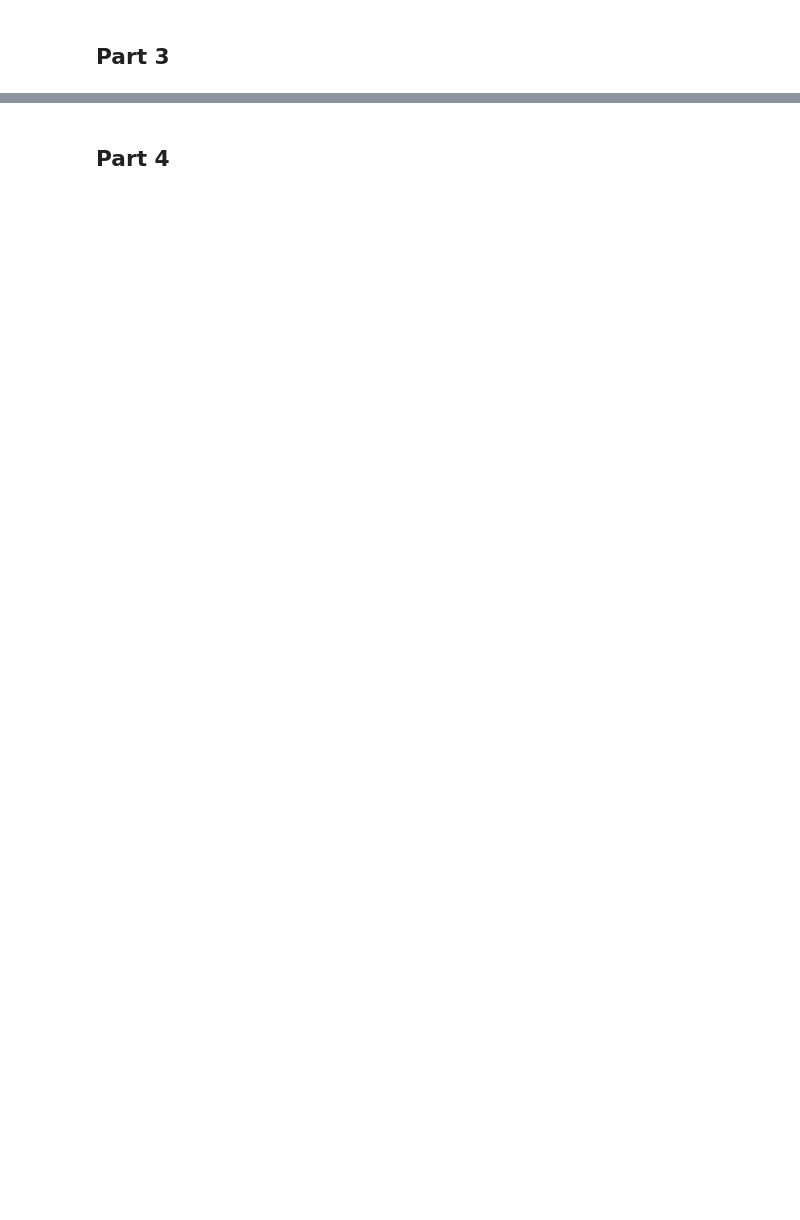
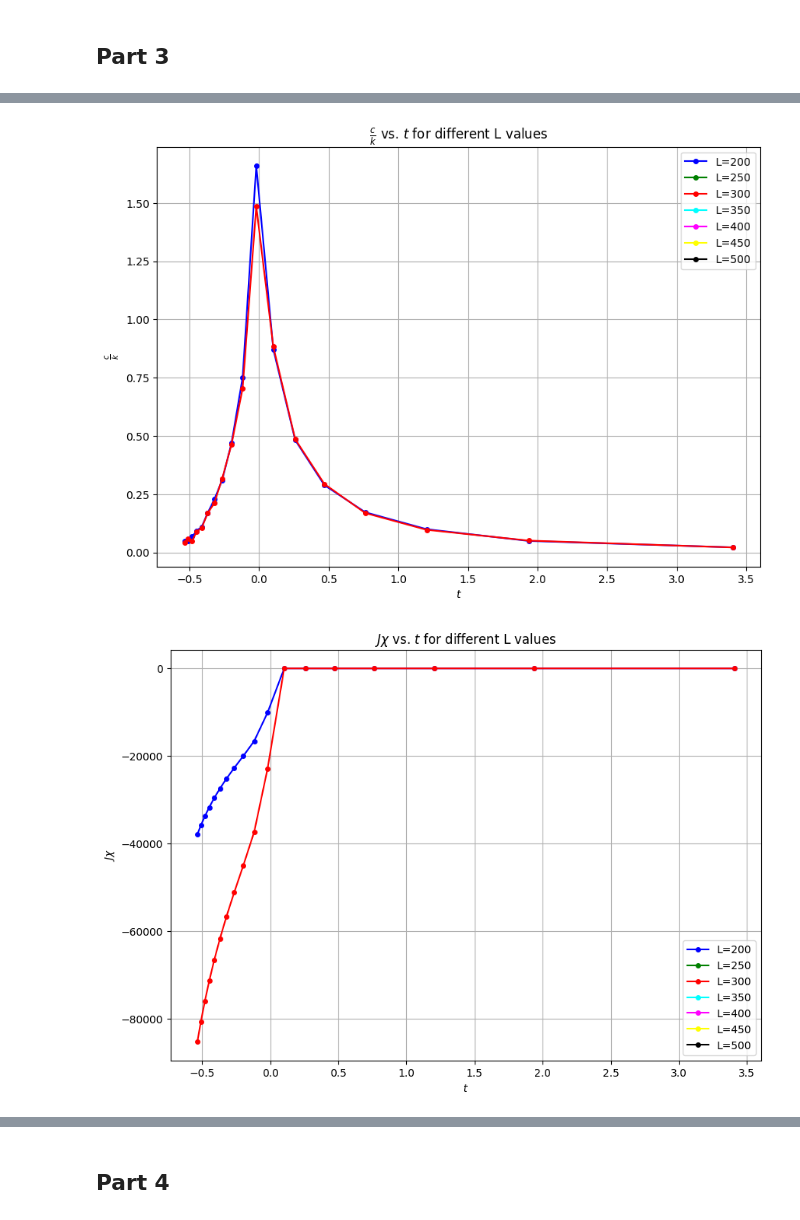
Before and after one commit to Ryan-TheInvoker/Computational-Physics, a Jupyter notebook: Assignment5_Analysis.ipynb, the cells around one changed output, grey strips where cells are left out. Cells and saved outputs as stored; diff of their text form; code cells hidden in the pictures; blank space fills up the shorter version.

```diff
--- a/Assignment5_Analysis.ipynb
+++ b/Assignment5_Analysis.ipynb
@@ -137,0 +88,78 @@ plt.show()
+# %%
+#TODO: divide jx and c/k by N?
+data_part3 = pd.read_csv("averages_part3.csv")
+
+# Display the first few rows of the data to understand its structure
+data_part3.head()
+
+data_part3['N'] = data_part3['L']**2
+
+# Calculate the system's specific heat c/k
+data_part3['c/k'] = data_part3['Beta']**2 * (data_part3['<E2>'] - data_part3['<E>']**2) / data_part3['N']
+
+# Calculate the magnetic susceptibility χ
+data_part3['χ'] = data_part3['Beta'] * (data_part3['<M2>'] - data_part3['<M>']**2) / data_part3['N']
+
+# Display the first few rows of the updated data
+data_part3.head()
+
+kTc = 2 / np.log(1 + np.sqrt(2))
+
+# Calculate t for the provided data
+data_part3['t'] = (1 / (data_part3['Beta'] * kTc)) - 1
+
+# Display the first few rows of the updated data
+data_part3.head()
+# Assuming J = 1, compute Jχ for the provided data
+data_part3['Jχ'] = data_part3['χ']
+
+# Define a function to plot c/k and Jχ as functions of t
+def plot_analysis(data):
+    # Define colors for different L values
+    colors = {
+        200: 'blue',
+        300: 'red',
+        500: 'black'
+    }
+
+    # Plot c/k vs. t for different L values
+    plt.figure(figsize=(10, 7))
+    for L, color in colors.items():
+        subset = data[data['L'] == L]
+        plt.plot(subset['t'], subset['c/k'], 'o-', color=color, markersize=4, label=f'L={L}')
+    plt.title(r'$\frac{c}{k}$ vs. $t$ for different L values')
+    plt.xlabel('$t$')
+    plt.ylabel(r'$\frac{c}{k}$')
+    plt.legend()
+    plt.grid(True)
+    plt.show()
+
+    # Plot Jχ vs. t for different L values
+    plt.figure(figsize=(10, 7))
+    for L, color in colors.items():
+        subset = data[data['L'] == L]
+        plt.plot(subset['t'], subset['Jχ'], 'o-', color=color, markersize=4, label=f'L={L}')
+    plt.title('$J\chi$ vs. $t$ for different L values')
+    plt.xlabel('$t$')
+    plt.ylabel('$J\chi$')
+    plt.legend()
+    plt.grid(True)
+    plt.show()
+
+    # Log-log plot of Jχ vs. |t| for different L values
+    plt.figure(figsize=(10, 7))
+    for L, color in colors.items():
+        subset = data[data['L'] == L]
+        plt.loglog(np.abs(subset['t']), np.abs(subset['Jχ']), 'o-', color=color, markersize=4, label=f'L={L}')
+    plt.title('Log-Log plot of $Jχ$ vs. $|t|$ for different L values')
+    plt.xlabel('Log $|t|$')
+    plt.ylabel('Log $Jχ$')
+    plt.legend()
+    plt.grid(True, which="both", ls="--", linewidth=0.5)
+    plt.show()
+
+# Generate the plots using the concise function
+plot_analysis(data_part3)
+# %% [output]
+[figure, added]
+[figure, added]
```
Also changed, not shown: parts of 4 cells of this notebook.
